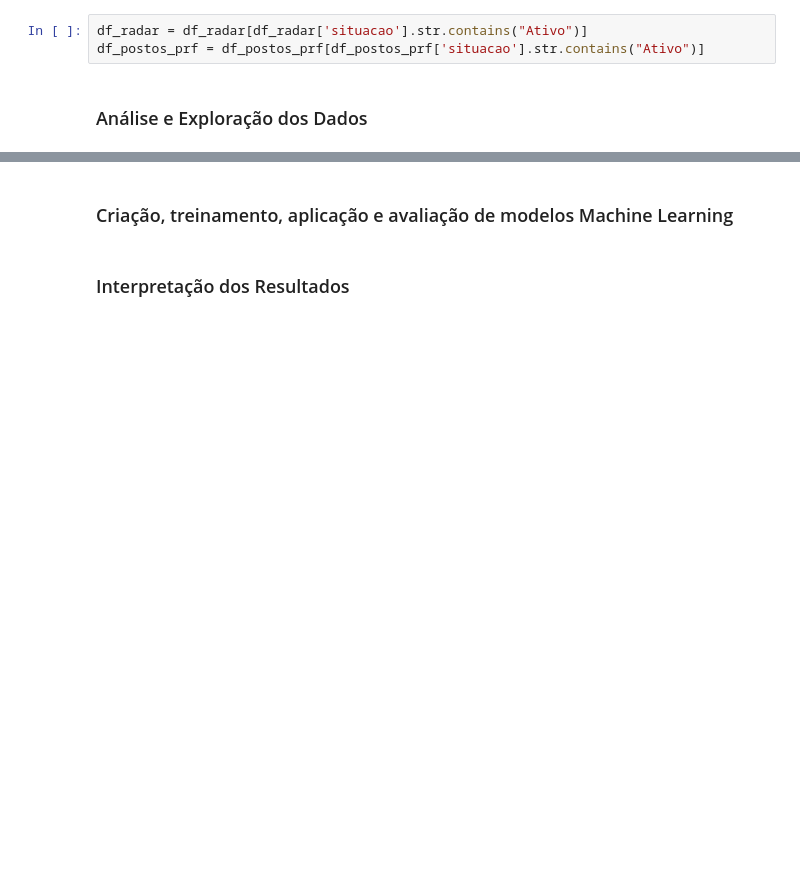
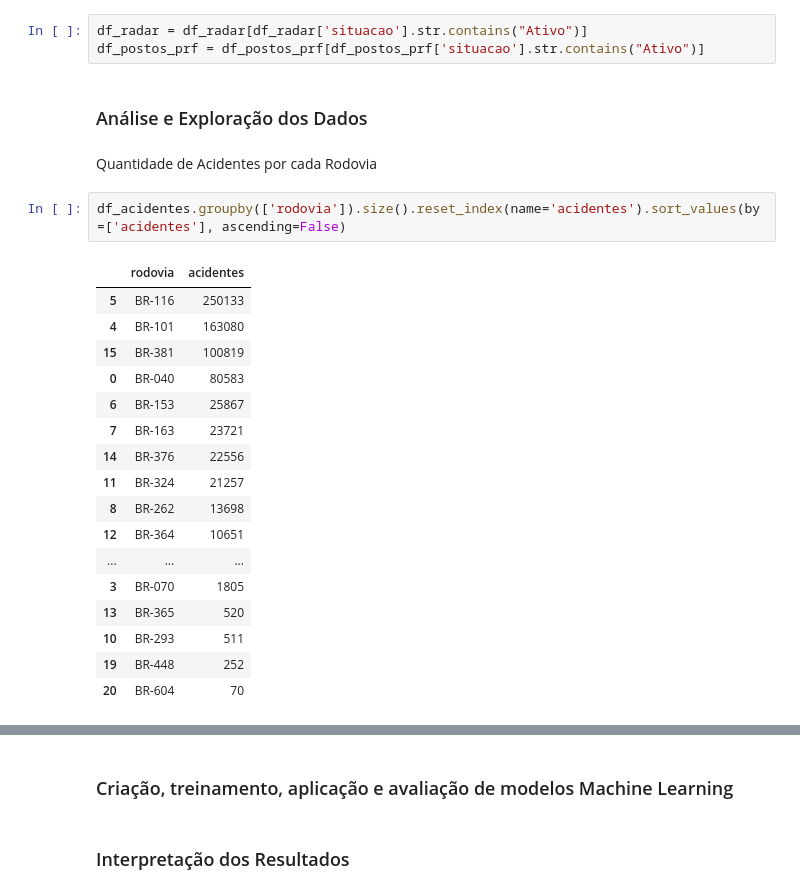
Before and after one commit to veronicasa95/TCC-PUC-MINAS, a Jupyter notebook: data-collect/TCC - PUC Minas - Verônica Sá.ipynb, the cells around one changed output, grey strips where cells are left out. Saved outputs shown, nothing was run; the diff lists cells and outputs as text; blank space fills up the shorter version.

```diff
--- a/data-collect/TCC - PUC Minas - Verônica Sá.ipynb
+++ b/data-collect/TCC - PUC Minas - Verônica Sá.ipynb
@@ -312,3 +314,25 @@ df_radar = df_radar[df_radar['situacao'].str.contains("Ativo")]
 df_postos_prf = df_postos_prf[df_postos_prf['situacao'].str.contains("Ativo")]
 # %% [markdown]
 ### Análise e Exploração dos Dados
+# %% [markdown]
+Quantidade de Acidentes por cada Rodovia
+# %%
+df_acidentes.groupby(['rodovia']).size().reset_index(name='acidentes').sort_values(by=['acidentes'], ascending=False)
+# %% [output]
+|  | rodovia | acidentes |
+| 5 | BR-116 | 250133 |
+| 4 | BR-101 | 163080 |
+| 15 | BR-381 | 100819 |
+| 0 | BR-040 | 80583 |
+| 6 | BR-153 | 25867 |
+| 7 | BR-163 | 23721 |
+| 14 | BR-376 | 22556 |
+| 11 | BR-324 | 21257 |
+| 8 | BR-262 | 13698 |
+| 12 | BR-364 | 10651 |
+| ... | ... | ... |
+| 3 | BR-070 | 1805 |
+| 13 | BR-365 | 520 |
+| 10 | BR-293 | 511 |
+| 19 | BR-448 | 252 |
+| 20 | BR-604 | 70 |
```
Also changed, not shown: parts of 18 cells of this notebook.
